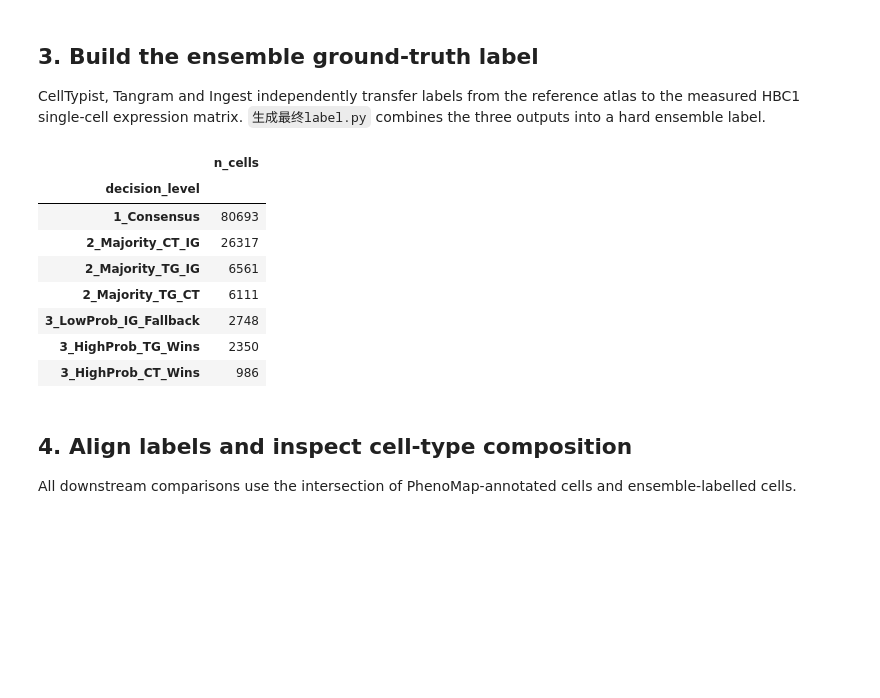
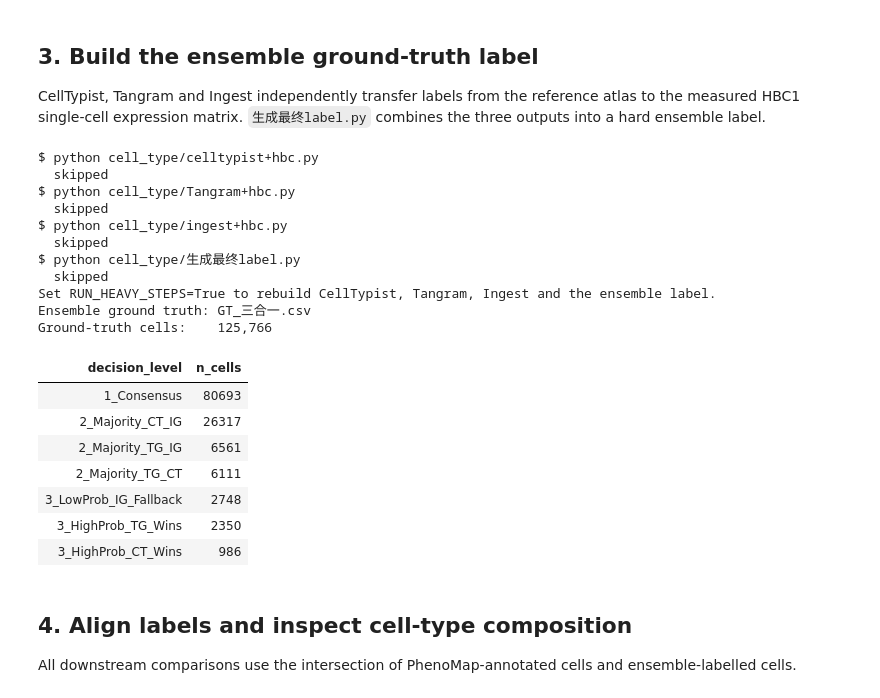
Before and after one commit to shuailinxue/PhenoMap, a Jupyter notebook: docs/source/tutorials/02_spatial_cell_type_annotation/index.ipynb, the cells around one changed output. Saved outputs shown, nothing was run; the diff lists cells and outputs as text; code cells hidden in the pictures; blank space fills up the shorter version.

```diff
--- a/docs/source/tutorials/02_spatial_cell_type_annotation/index.ipynb
+++ b/docs/source/tutorials/02_spatial_cell_type_annotation/index.ipynb
@@ -150,29 +158,42 @@ CellTypist, Tangram and Ingest independently transfer labels from the reference
 # %%
 supervised_cmds = [
     ["python", "cell_type/celltypist+hbc.py"],
     ["python", "cell_type/Tangram+hbc.py"],
     ["python", "cell_type/ingest+hbc.py"],
     ["python", "cell_type/生成最终label.py"],
 ]
 for cmd in supervised_cmds:
     print("$", " ".join(cmd))
     if RUN_HEAVY_STEPS:
         subprocess.run(cmd, cwd=REPO_ROOT, check=True)
     else:
         print("  skipped")
 if not RUN_HEAVY_STEPS:
     print("Set RUN_HEAVY_STEPS=True to rebuild CellTypist, Tangram, Ingest and the ensemble label.")
 
 gt = pd.read_csv(GT_LABEL_PATH, index_col=0)
 gt.index = gt.index.astype(str)
-print(f"Ensemble ground truth: {GT_LABEL_PATH}")
+print(f"Ensemble ground truth: {GT_LABEL_PATH.name}")
 print(f"Ground-truth cells:    {len(gt):,}")
 
-decision_counts = gt["Decision_Level"].value_counts().rename_axis("decision_level").to_frame("n_cells")
-decision_counts
+decision_counts = (
+    gt["Decision_Level"].value_counts()
+    .rename_axis("decision_level").reset_index(name="n_cells")
+)
+decision_counts.style.hide(axis="index")
 # %% [output]
+$ python cell_type/celltypist+hbc.py
+  skipped
+$ python cell_type/Tangram+hbc.py
+  skipped
+$ python cell_type/ingest+hbc.py
+  skipped
+$ python cell_type/生成最终label.py
+  skipped
+Set RUN_HEAVY_STEPS=True to rebuild CellTypist, Tangram, Ingest and the ensemble label.
+Ensemble ground truth: GT_三合一.csv
+Ground-truth cells:    125,766
-|  | n_cells |
-| decision_level |  |
+| decision_level | n_cells |
 | 1_Consensus | 80693 |
 | 2_Majority_CT_IG | 26317 |
 | 2_Majority_TG_IG | 6561 |
```
Also changed, not shown: parts of 9 cells of this notebook, 1 other file.
